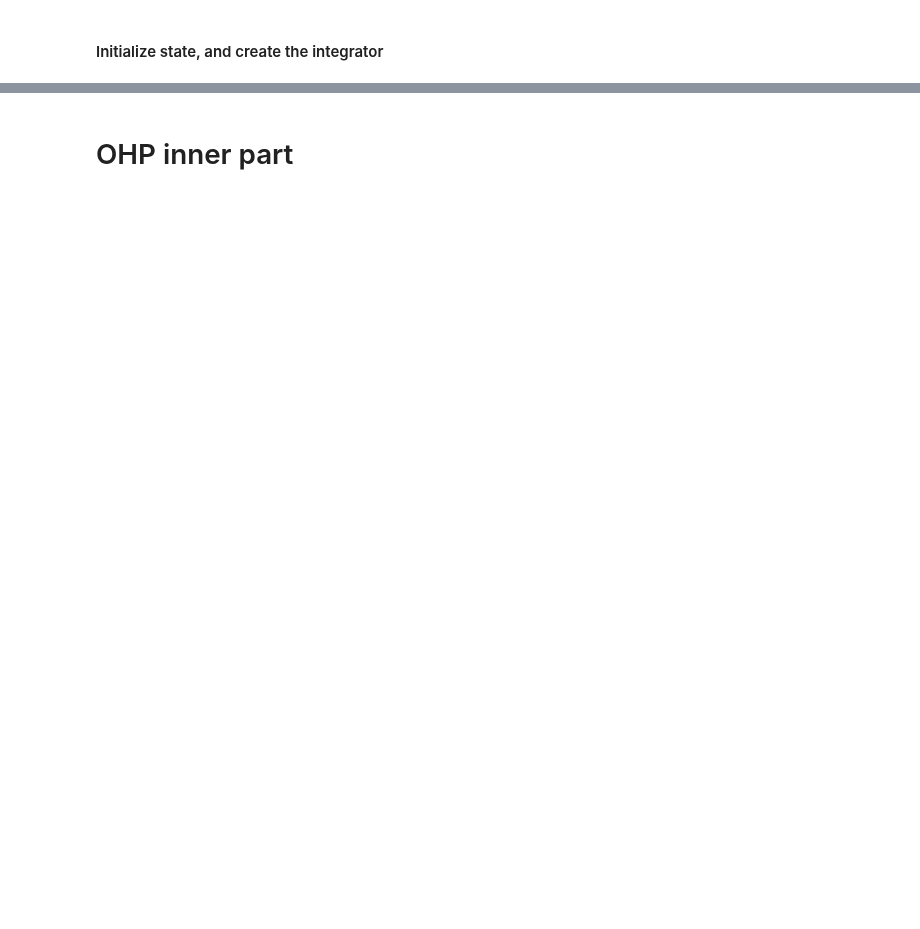
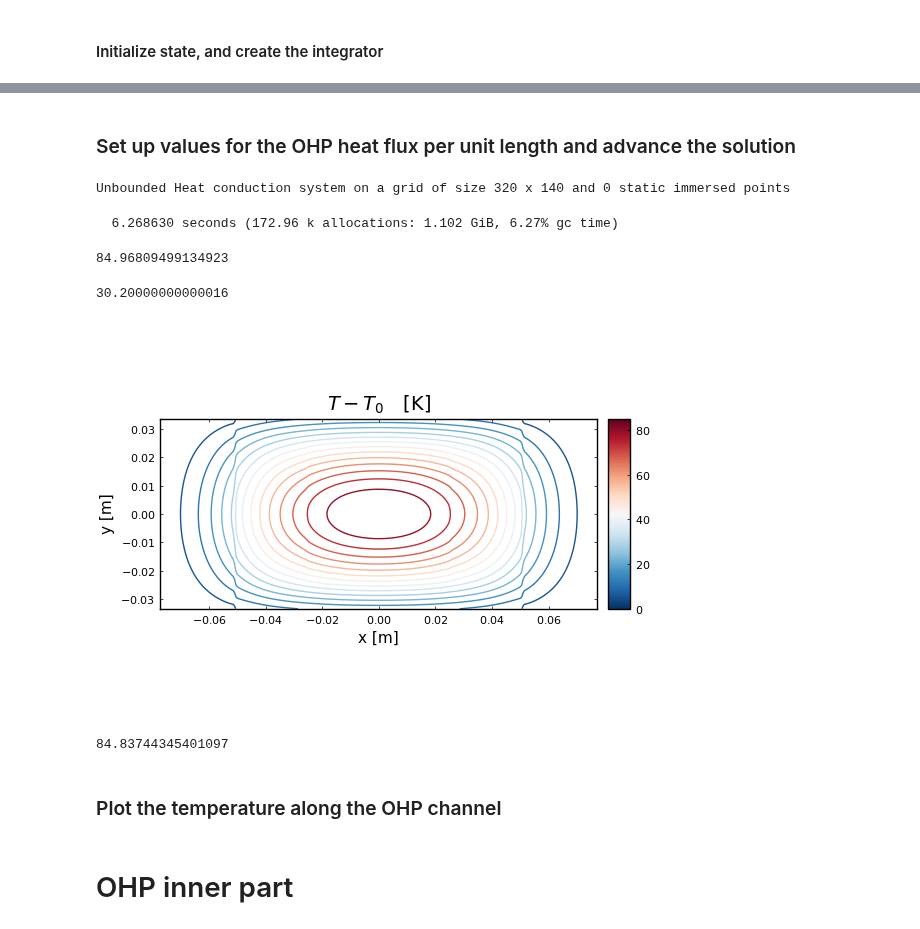
Before and after one commit to JuliaIBPM/ComputationalHeatTransfer.jl, a Jupyter notebook: notebooks/closed loop PHP-with plate.ipynb, the cells around one changed output, grey strips where cells are left out. Saved outputs shown, nothing was run; the diff lists cells and outputs as text; code cells hidden in the pictures; blank space fills up the shorter version.

```diff
--- a/notebooks/closed loop PHP-with plate.ipynb
+++ b/notebooks/closed loop PHP-with plate.ipynb
@@ -92,0 +103,28 @@ u: (Primal nodes in a (nx = 104, ny = 104) cell grid of type Float64 data
+# %% [markdown]
+### Set up values for the OHP heat flux per unit length and advance the solution
+# %%
+fill!(qtmp,-0.0)
+set_linesource_strength!(sys,qtmp)
+# %% [output]
+Unbounded Heat conduction system on a grid of size 320 x 140 and 0 static immersed points
+# %%
+@time step!(integrator,5.0)
+maximum(integrator.u[:])
+# %% [output]
+  6.268630 seconds (172.96 k allocations: 1.102 GiB, 6.27% gc time)
+84.96809499134923
+# %%
+integrator.t
+# %% [output]
+30.20000000000016
+# %%
+plot(temperature(integrator),sys.grid,legend=true,color=cgrad(:RdBu,rev=true),line_z=0,xlabel="x [m]",ylabel="y [m]",title=L"T - T_0 \quad [\mathrm{K}]")
+# plot!(ohp,fillalpha=0,line_z=qtmp)
+# %% [output]
+[figure, added]
+# %%
+maximum(integrator.u[:])
+# %% [output]
+84.83744345401097
+# %% [markdown]
+### Plot the temperature along the OHP channel
```
Also changed, not shown: parts of 52 cells of this notebook, 3 other files.
